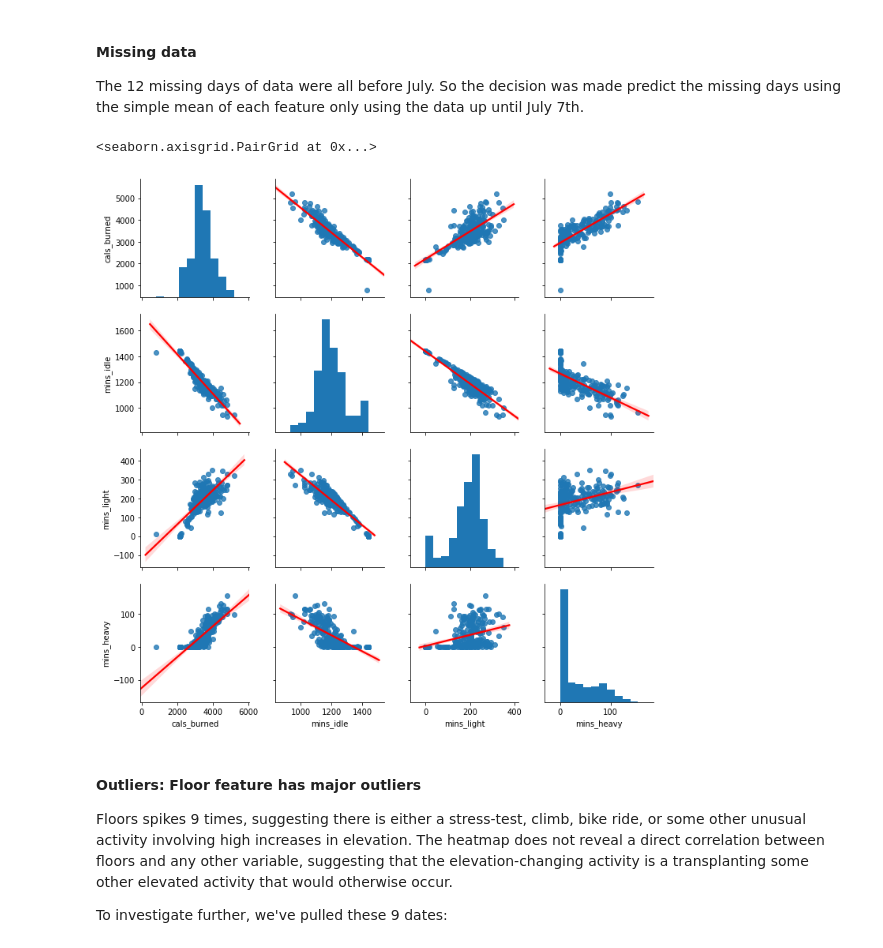
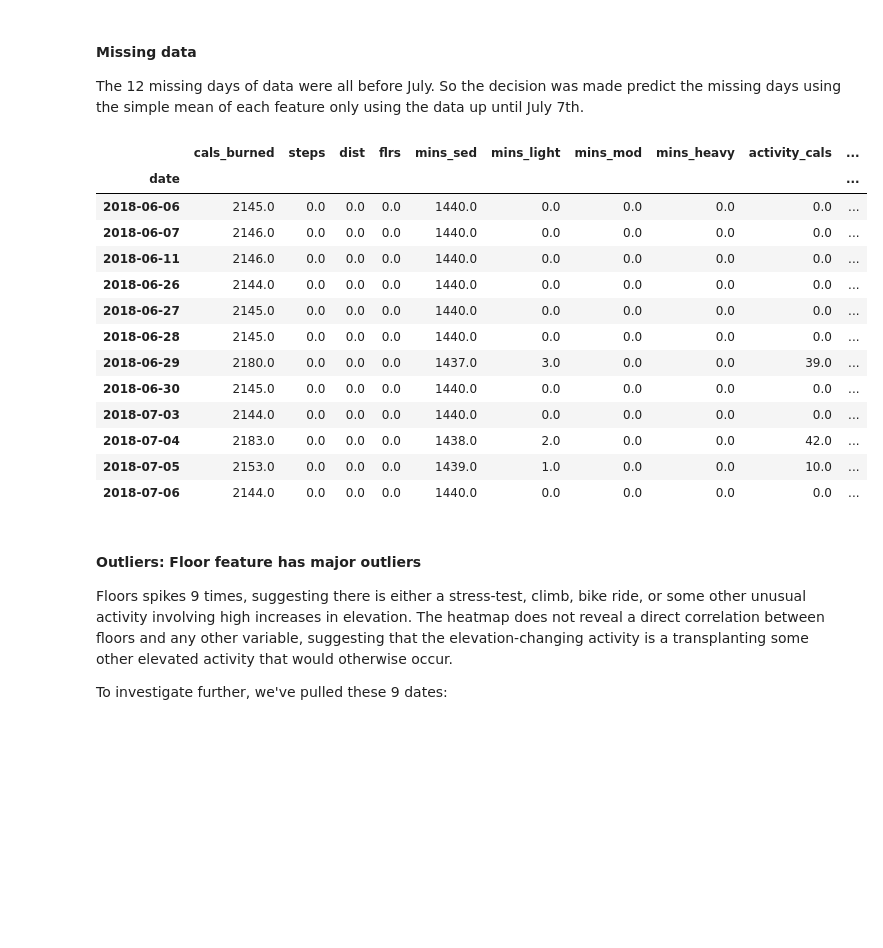
Before and after one commit to DoubleStufERoe/BayesP05_Fitbit, a Jupyter notebook: model_final.ipynb, the cells around one changed output. Drawn from its saved outputs; the diff is of its cells as text; code cells hidden in the pictures; blank space fills up the shorter version.

```diff
--- a/model_final.ipynb
+++ b/model_final.ipynb
@@ -129,11 +142,23 @@ Post 7/7 Averages
 #### Missing data
 
 The 12 missing days of data were all before July. So the decision was made predict the missing days using the simple mean of each feature only using the data up until July 7th.
-# %%
-sns.pairplot(df[['cals_burned','mins_idle','mins_light','mins_heavy']],kind="reg", plot_kws={'line_kws':{'color':'red'}})
-# %% [output]
-<seaborn.axisgrid.PairGrid at 0x...>
-[figure, removed]
+# %%
+df[df.steps == 0]
+# %% [output]
+|  | cals_burned | steps | dist | flrs | mins_sed | mins_light | mins_mod | mins_heavy | activity_cals | ... |
+| date |  |  |  |  |  |  |  |  |  | ... |
+| 2018-06-06 | 2145.0 | 0.0 | 0.0 | 0.0 | 1440.0 | 0.0 | 0.0 | 0.0 | 0.0 | ... |
+| 2018-06-07 | 2146.0 | 0.0 | 0.0 | 0.0 | 1440.0 | 0.0 | 0.0 | 0.0 | 0.0 | ... |
+| 2018-06-11 | 2146.0 | 0.0 | 0.0 | 0.0 | 1440.0 | 0.0 | 0.0 | 0.0 | 0.0 | ... |
+| 2018-06-26 | 2144.0 | 0.0 | 0.0 | 0.0 | 1440.0 | 0.0 | 0.0 | 0.0 | 0.0 | ... |
+| 2018-06-27 | 2145.0 | 0.0 | 0.0 | 0.0 | 1440.0 | 0.0 | 0.0 | 0.0 | 0.0 | ... |
+| 2018-06-28 | 2145.0 | 0.0 | 0.0 | 0.0 | 1440.0 | 0.0 | 0.0 | 0.0 | 0.0 | ... |
+| 2018-06-29 | 2180.0 | 0.0 | 0.0 | 0.0 | 1437.0 | 3.0 | 0.0 | 0.0 | 39.0 | ... |
+| 2018-06-30 | 2145.0 | 0.0 | 0.0 | 0.0 | 1440.0 | 0.0 | 0.0 | 0.0 | 0.0 | ... |
+| 2018-07-03 | 2144.0 | 0.0 | 0.0 | 0.0 | 1440.0 | 0.0 | 0.0 | 0.0 | 0.0 | ... |
+| 2018-07-04 | 2183.0 | 0.0 | 0.0 | 0.0 | 1438.0 | 2.0 | 0.0 | 0.0 | 42.0 | ... |
+| 2018-07-05 | 2153.0 | 0.0 | 0.0 | 0.0 | 1439.0 | 1.0 | 0.0 | 0.0 | 10.0 | ... |
+| 2018-07-06 | 2144.0 | 0.0 | 0.0 | 0.0 | 1440.0 | 0.0 | 0.0 | 0.0 | 0.0 | ... |
 # %% [markdown]
 #### Outliers: Floor feature has major outliers
 
```
Also changed, not shown: parts of 9 cells of this notebook, 3 other files.
